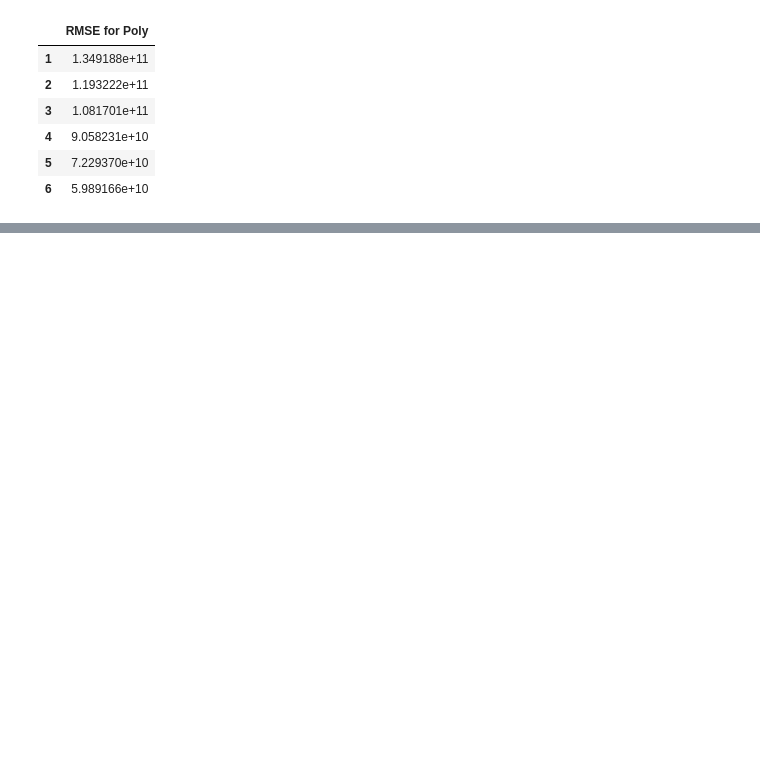
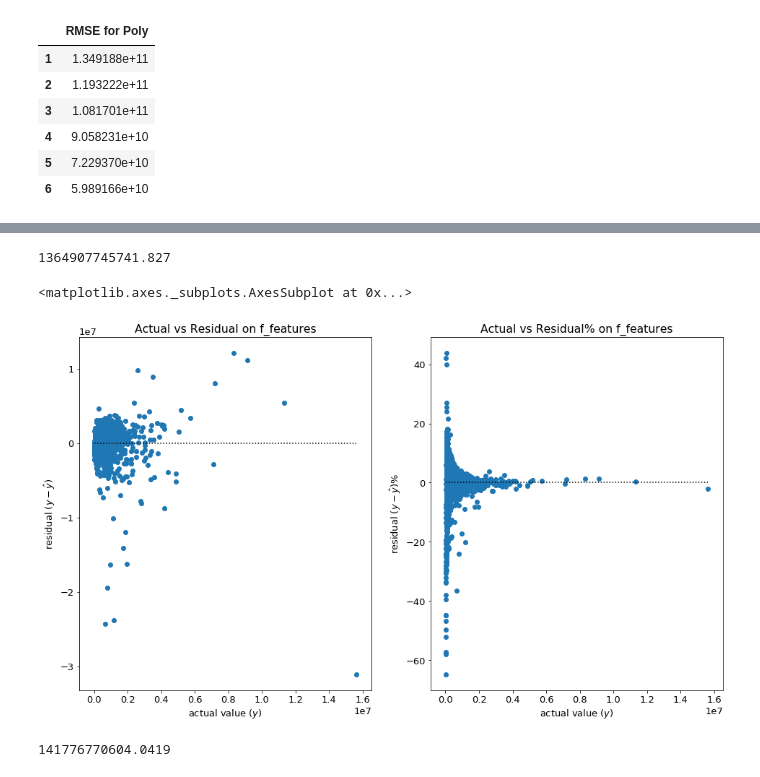
Before and after one commit to Estimating-Home-Value/Predicting-Tax-Assessed-Home-Values, a Jupyter notebook: scratchpad_shi.ipynb, the cells around one changed output, grey strips where cells are left out. Saved outputs shown, nothing was run; the diff lists cells and outputs as text; code cells hidden in the pictures; blank space fills up the shorter version.

```diff
--- a/scratchpad_shi.ipynb
+++ b/scratchpad_shi.ipynb
@@ -1711,0 +1884,3 @@ rmse_poly_n
+# %%
+X_validate_scaled_f = X_validate_scaled[f_features]
+X_validate_scaled_rfe = X_validate_scaled[rfe_features]
@@ -1711,0 +1891,32 @@ rmse_poly_n
+# %%
+# Transform X_validate_scaled_f and _rfe to cubed.
+
+X_validate_scaled_cubed_f = pf3.transform(X_validate_scaled_f)
+X_validate_scaled_cubed_rfe = pf3.transform(X_validate_scaled_rfe)
+# %%
+# Fit X_validate_scaled_cubed_f, predict and compute the rmse
+
+lm_cubed_pred_f = lm_cubed_f.predict(X_validate_scaled_cubed_f)
+
+lm_cubed_rmse_f = mean_squared_error(y_validate, lm_cubed_pred_f)**1/2
+lm_cubed_rmse_f
+# %% [output]
+1364907745741.827
+# %%
+plt.subplot(121)
+plot_residuals(y_validate, lm_cubed_pred_f, 'f_features')
+
+plt.subplot(122)
+plot_residuals_percentage(y_validate, lm_cubed_pred_f, 'f_features')
+# %% [output]
+<matplotlib.axes._subplots.AxesSubplot at 0x...>
+[figure, added]
+# %%
+# Fit X_validate_scaled_squared_rfe, predict and compute the rmse
+
+lm_cubed_pred_rfe = lm_cubed_rfe.predict(X_validate_scaled_cubed_rfe)
+
+lm_cubed_rmse_rfe = mean_squared_error(y_validate, lm_cubed_pred_rfe)**1/2
+lm_cubed_rmse_rfe
+# %% [output]
+141776770604.0419
```
Also changed, not shown: parts of 43 cells of this notebook.
